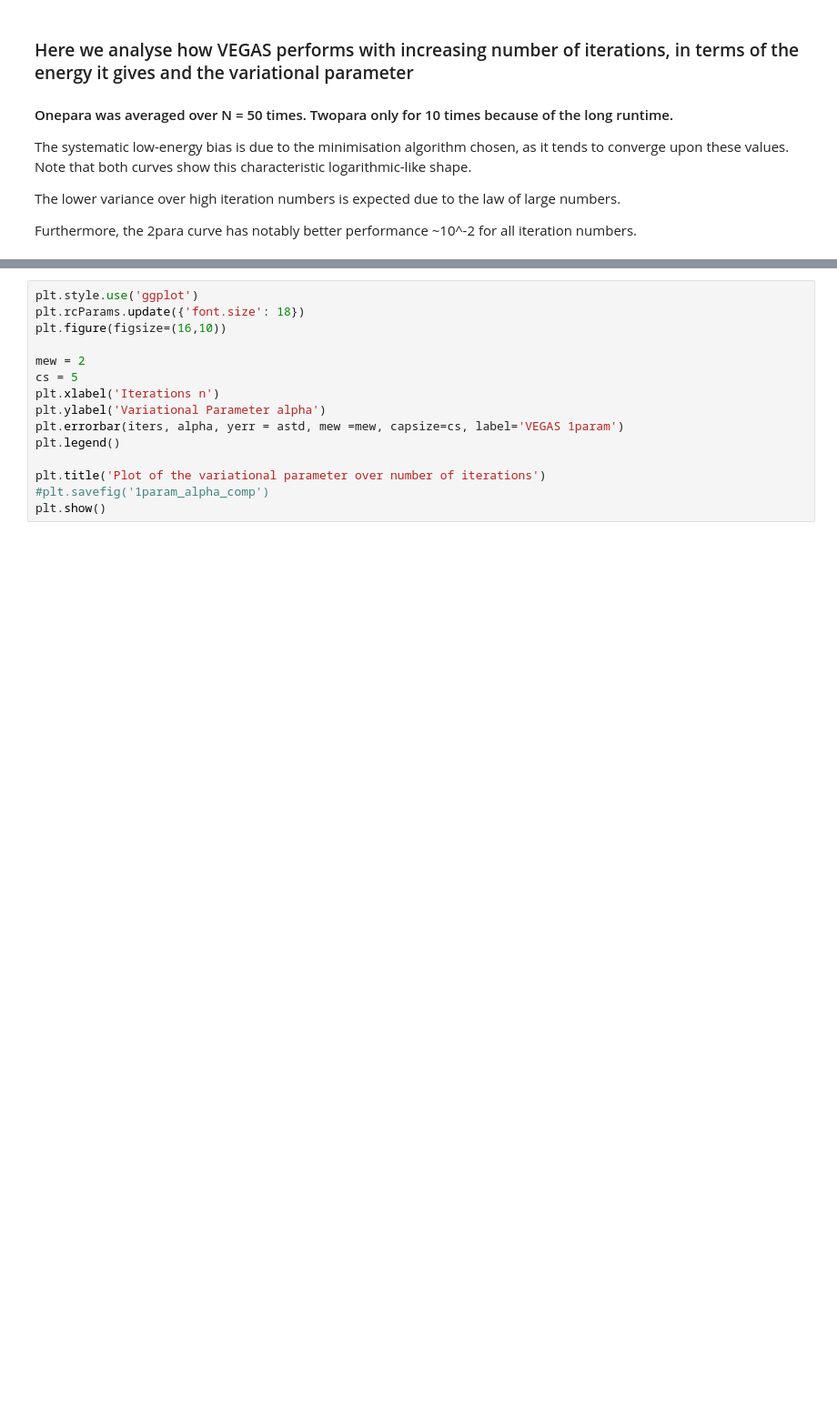
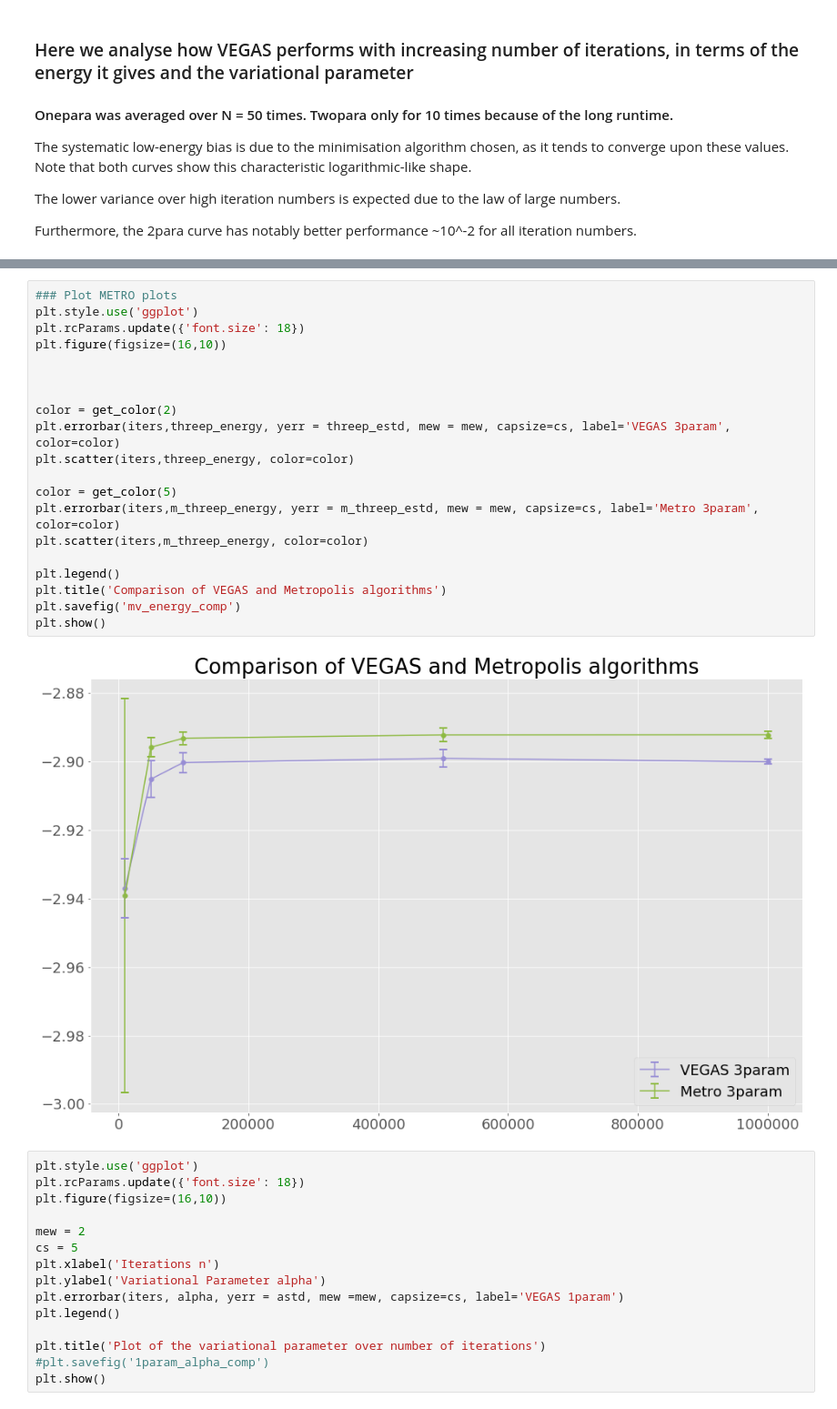
Before and after one commit to metrosierra/quVario, a Jupyter notebook: helium_markii/__results__/processed/vegas_and_metro_analysis.ipynb, the cells around one changed output, grey strips where cells are left out. Shown at 91% size. Drawn from its saved outputs; the diff is of its cells as text; blank space fills up the shorter version.

```diff
--- a/helium_markii/__results__/processed/vegas_analysis.ipynb
+++ b/helium_markii/__results__/processed/vegas_and_metro_analysis.ipynb
@@ -52,3 +106,25 @@ plt.show()
+# %%
+### Plot METRO plots
+plt.style.use('ggplot')
+plt.rcParams.update({'font.size': 18})
+plt.figure(figsize=(16,10))
+
+
+
+color = get_color(2)
+plt.errorbar(iters,threep_energy, yerr = threep_estd, mew = mew, capsize=cs, label='VEGAS 3param', color=color)
+plt.scatter(iters,threep_energy, color=color)
+
+color = get_color(5)
+plt.errorbar(iters,m_threep_energy, yerr = m_threep_estd, mew = mew, capsize=cs, label='Metro 3param', color=color)
+plt.scatter(iters,m_threep_energy, color=color)
+
+plt.legend()
+plt.title('Comparison of VEGAS and Metropolis algorithms')
+plt.savefig('mv_energy_comp')
+plt.show()
+# %% [output]
+[figure, added]
 # %%
 plt.style.use('ggplot')
 plt.rcParams.update({'font.size': 18})
```
Also changed, not shown: parts of 6 cells of this notebook, 19 other files.
